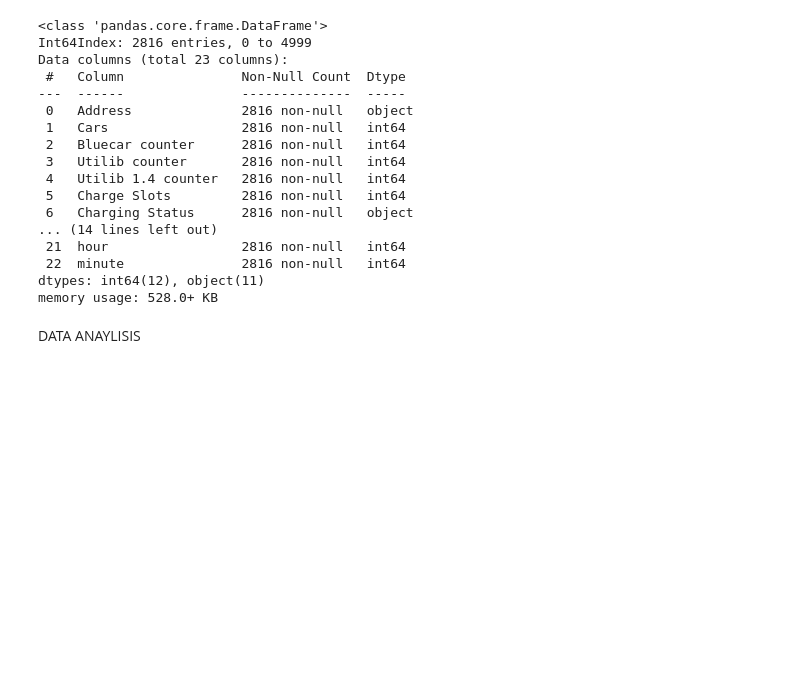
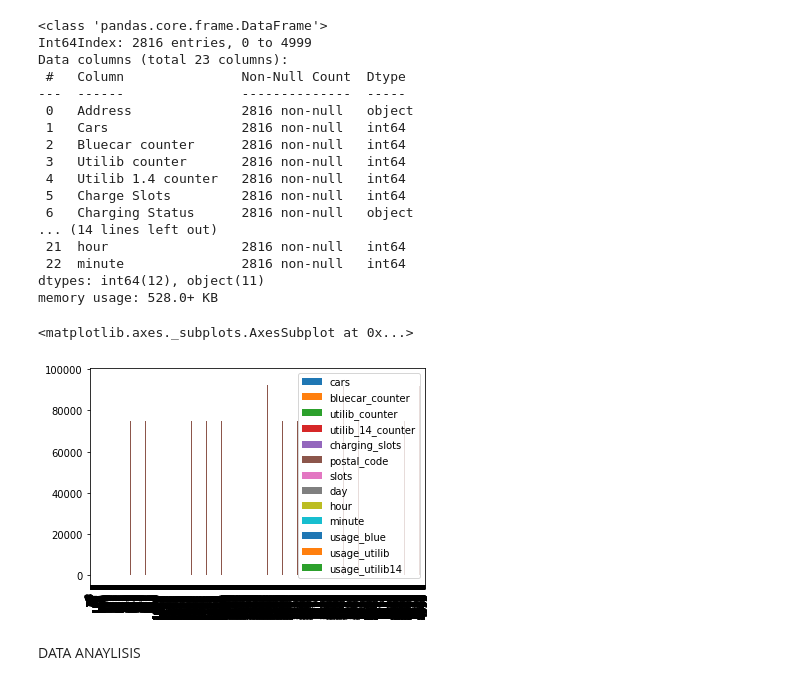
Before and after one commit to amishali/Electric-car, a Jupyter notebook: python_wk4.ipynb, the cells around one changed output. Saved outputs shown, nothing was run; the diff lists cells and outputs as text; code cells hidden in the pictures; blank space fills up the shorter version.

```diff
--- a/python_wk4.ipynb
+++ b/python_wk4.ipynb
@@ -362,6 +352,11 @@ Data columns (total 23 columns):
  22  minute               2816 non-null   int64
 dtypes: int64(12), object(11)
 memory usage: 528.0+ KB
+# %%
+df.plot.bar()
+# %% [output]
+<matplotlib.axes._subplots.AxesSubplot at 0x...>
+[figure, added]
 # %% [markdown]
 DATA ANAYLISIS
 # %%
```
Also changed, not shown: parts of 25 cells of this notebook.
